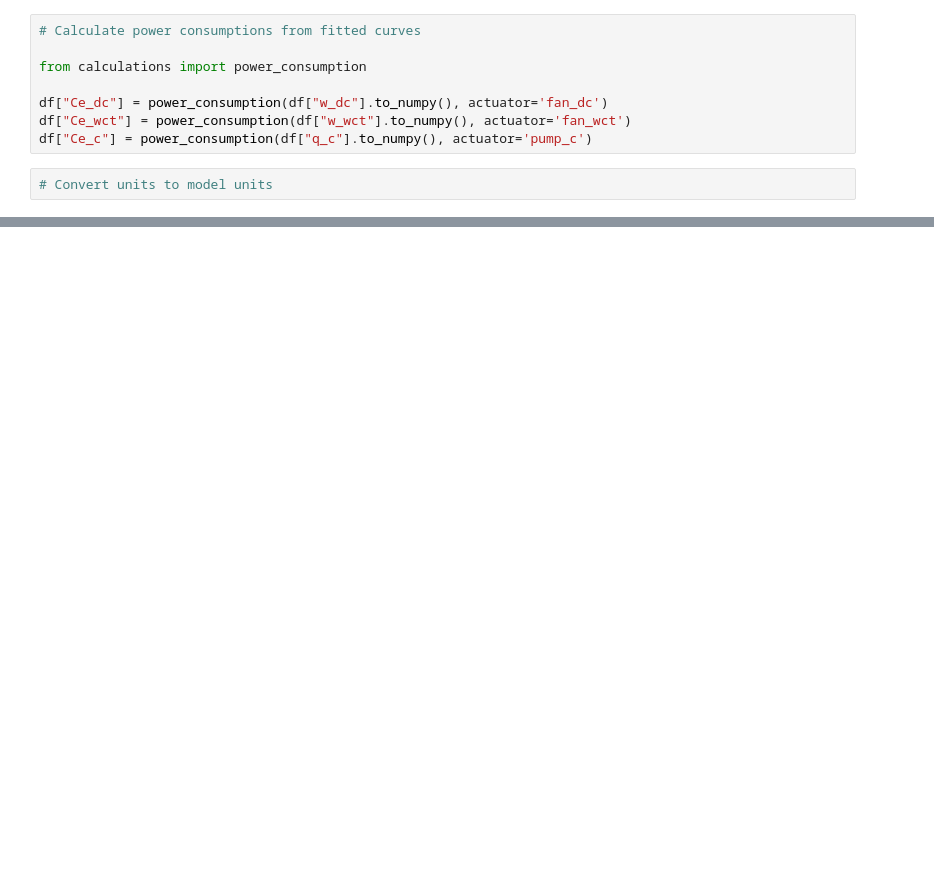
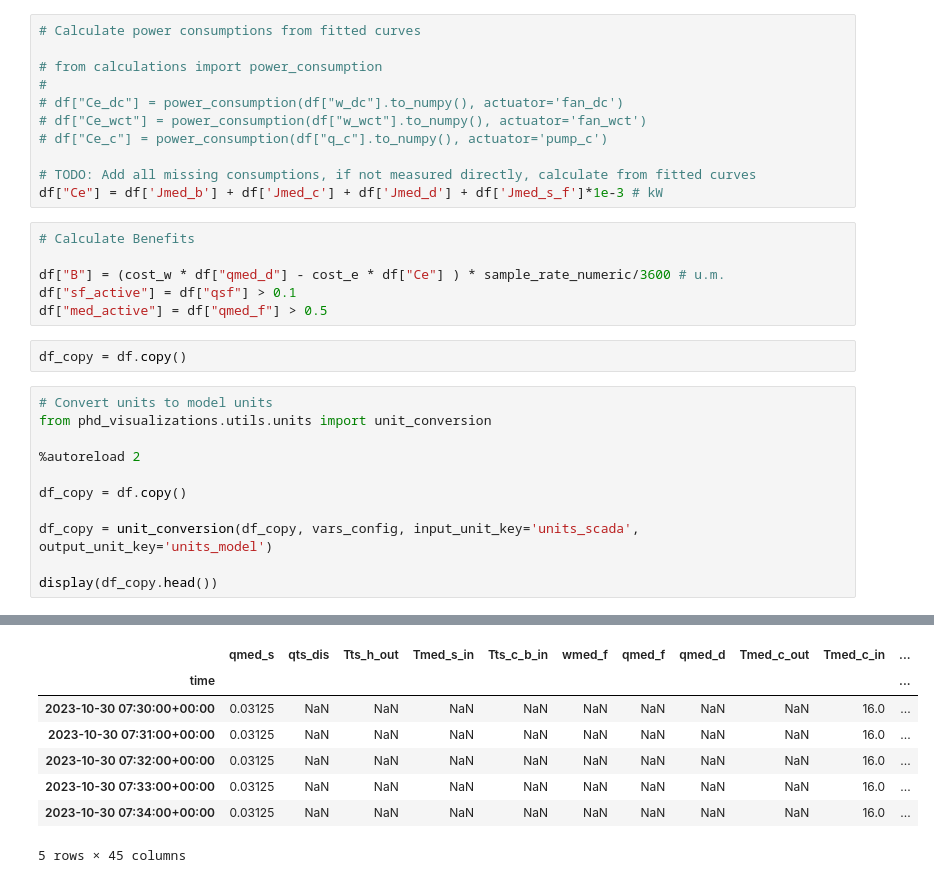
Before and after one commit to juan11iguel/SolarMED, a Jupyter notebook: visualize_test.ipynb, the cells around one changed output, grey strips where cells are left out. Drawn from its saved outputs; the diff is of its cells as text; blank space fills up the shorter version.

Commit message:
WIP for timeseries viz and unit conversion

```diff
--- a/visualize_test.ipynb
+++ b/visualize_test.ipynb
@@ -64,10 +111,31 @@ df = df.tz_localize('UTC')
 # %%
 # Calculate power consumptions from fitted curves
 
-from calculations import power_consumption
+# from calculations import power_consumption
+#
+# df["Ce_dc"] = power_consumption(df["w_dc"].to_numpy(), actuator='fan_dc')
+# df["Ce_wct"] = power_consumption(df["w_wct"].to_numpy(), actuator='fan_wct')
+# df["Ce_c"] = power_consumption(df["q_c"].to_numpy(), actuator='pump_c')
 
-df["Ce_dc"] = power_consumption(df["w_dc"].to_numpy(), actuator='fan_dc')
-df["Ce_wct"] = power_consumption(df["w_wct"].to_numpy(), actuator='fan_wct')
-df["Ce_c"] = power_consumption(df["q_c"].to_numpy(), actuator='pump_c')
+# TODO: Add all missing consumptions, if not measured directly, calculate from fitted curves
+df["Ce"] = df['Jmed_b'] + df['Jmed_c'] + df['Jmed_d'] + df['Jmed_s_f']*1e-3 # kW
+# %%
+# Calculate Benefits
+
+df["B"] = (cost_w * df["qmed_d"] - cost_e * df["Ce"] ) * sample_rate_numeric/3600 # u.m.
+df["sf_active"] = df["qsf"] > 0.1
+df["med_active"] = df["qmed_f"] > 0.5
+# %%
+df_copy = df.copy()
 # %%
 # Convert units to model units
+from phd_visualizations.utils.units import unit_conversion
+
+%autoreload 2
+
+df_copy = df.copy()
+
+df_copy = unit_conversion(df_copy, vars_config, input_unit_key='units_scada', output_unit_key='units_model')
+
+display(df_copy.head())
+# %% [output]
@@ -73,0 +159,8 @@ df["Ce_c"] = power_consumption(df["q_c"].to_numpy(), actuator='pump_c')
+|  | qmed_s | qts_dis | Tts_h_out | Tmed_s_in | Tts_c_b_in | wmed_f | qmed_f | qmed_d | Tmed_c_out | Tmed_c_in | ... |
+| time |  |  |  |  |  |  |  |  |  |  | ... |
+| 2023-10-30 07:30:00+00:00 | 0.03125 | NaN | NaN | NaN | NaN | NaN | NaN | NaN | NaN | 16.0 | ... |
+| 2023-10-30 07:31:00+00:00 | 0.03125 | NaN | NaN | NaN | NaN | NaN | NaN | NaN | NaN | 16.0 | ... |
+| 2023-10-30 07:32:00+00:00 | 0.03125 | NaN | NaN | NaN | NaN | NaN | NaN | NaN | NaN | 16.0 | ... |
+| 2023-10-30 07:33:00+00:00 | 0.03125 | NaN | NaN | NaN | NaN | NaN | NaN | NaN | NaN | 16.0 | ... |
+| 2023-10-30 07:34:00+00:00 | 0.03125 | NaN | NaN | NaN | NaN | NaN | NaN | NaN | NaN | 16.0 | ... |
+5 rows × 45 columns
```
Also changed, not shown: parts of 12 cells of this notebook, 15 other files.
